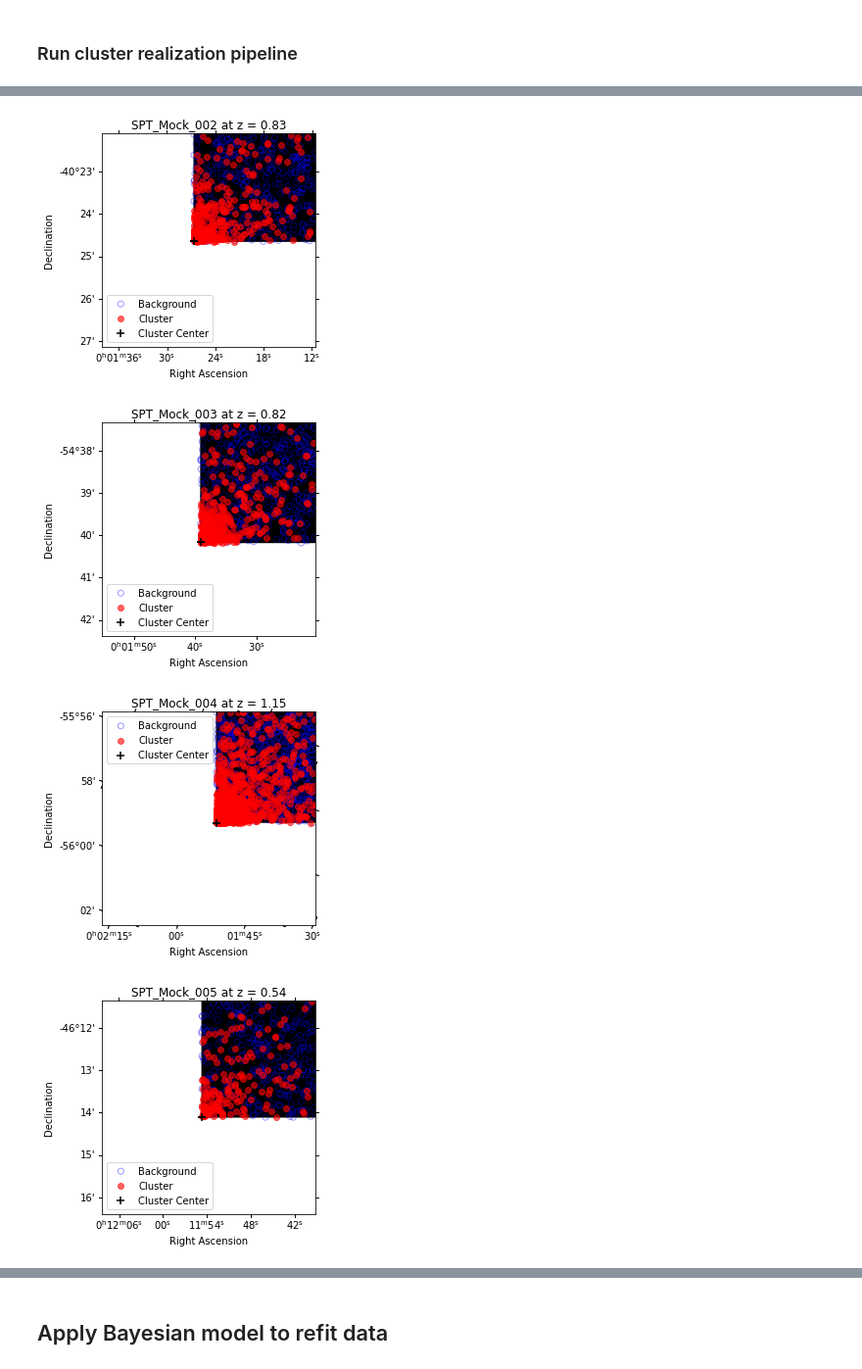
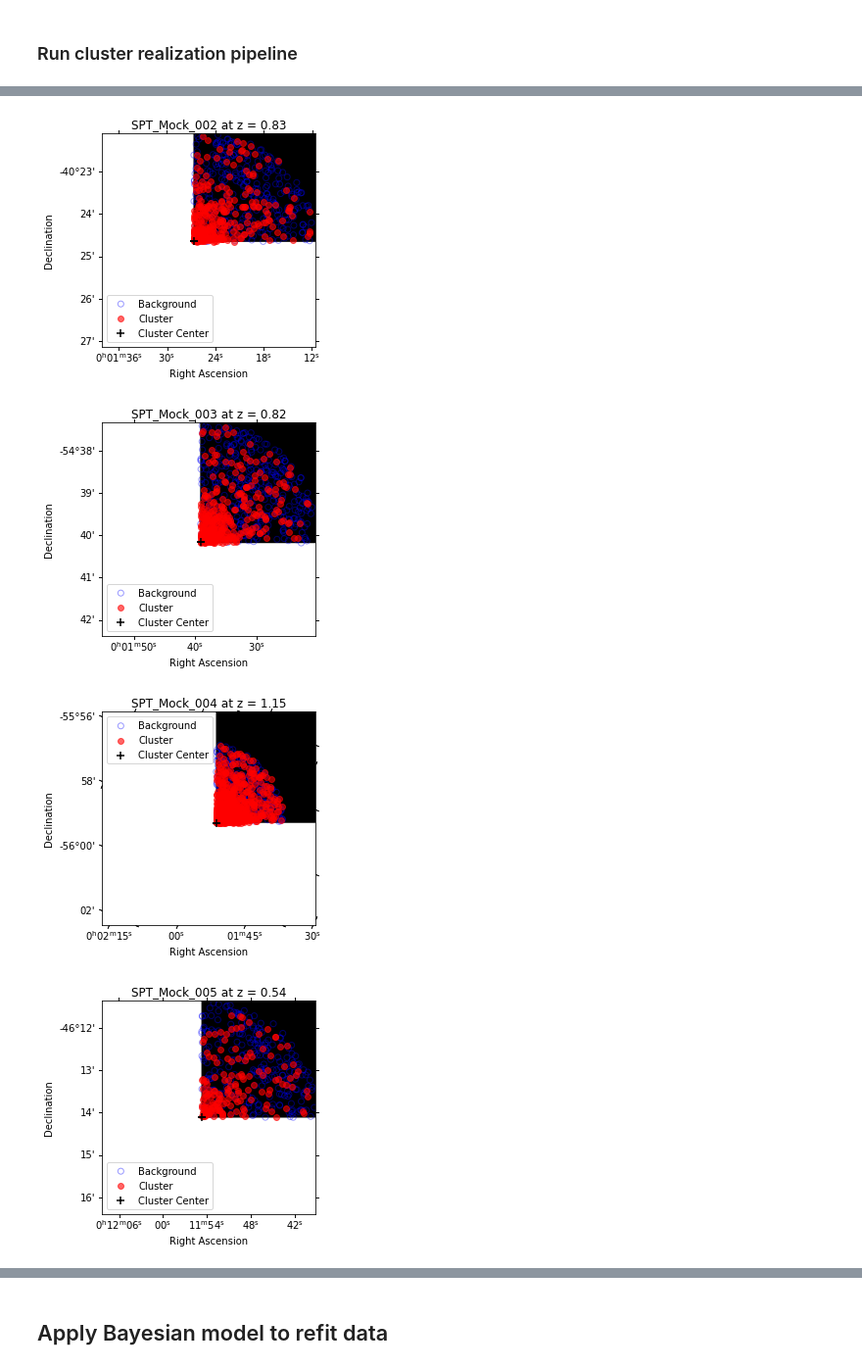
Before and after one commit to floydie7/SPT_AGN, a Jupyter notebook: Mock_generation_2022_Floyd_pure_poisson.ipynb, the cells around one changed output, grey strips where cells are left out. Shown at 98% size. Cells and saved outputs as stored; diff of their text form; code cells hidden in the pictures.

```diff
--- a/Mock_generation_2022_Floyd_pure_poisson.ipynb
+++ b/Mock_generation_2022_Floyd_pure_poisson.ipynb
@@ -193,9 +193,9 @@ def generate_mock_cluster(cluster_catalog: Table, color_threshold: float, c_true
     los_cat = los_cat[mask_data[np.floor(los_cat['y']).astype(int), np.floor(los_cat['x']).astype(int)]]
 
     # Crop the data to be within 2.5 arcmin of the image center
-    # los_coords_skycoord = SkyCoord.from_pixel(los_cat['x'], los_cat['y'], wcs=w, origin=0, mode='wcs')
-    # image_center_sep = image_center.separation(los_coords_skycoord).to(u.arcmin)
-    # los_cat = los_cat[image_center_sep <= 2.5 * u.arcmin]
+    los_coords_skycoord = SkyCoord.from_pixel(los_cat['x'], los_cat['y'], wcs=w, origin=0, mode='wcs')
+    image_center_sep = image_center.separation(los_coords_skycoord).to(u.arcmin)
+    los_cat = los_cat[image_center_sep <= 2.5 * u.arcmin]
 
     return los_cat
 # %% [markdown]
@@ -609,9 +617,9 @@ for cluster_catalog, cluster_color_threshold, bkg_rate_true, bkg_rate_err_true i
     rall = np.arange(0., max_radius_r500, pix_scale_r500 / rescale_fact)
 
     # Compute the good pixel fractions
-    cluster_gpf_all = good_pixel_fraction(rall, cluster_z, cluster_r500, cluster_sz_cent, cluster_id,
-                                          rescale_factor=rescale_fact)
-    gpf_dict[cluster_id] = cluster_gpf_all
+    # cluster_gpf_all = good_pixel_fraction(rall, cluster_z, cluster_r500, cluster_sz_cent, cluster_id,
+    #                                       rescale_factor=rescale_fact)
+    # gpf_dict[cluster_id] = cluster_gpf_all
 
     # Show plot of combined line-of-sight positions
     cluster_objects = cat[cat['CLUSTER_AGN'].astype(bool)]
@@ -635,7 +643,7 @@ master_catalog = vstack(cluster_cats)
-[figure, old version]
+[figure, new version]
-[figure, old version]
+[figure, new version]
-[figure, old version]
+[figure, new version]
-[figure, old version]
+[figure, new version]
 # %%
 cluster_only = master_catalog[master_catalog['CLUSTER_AGN'].astype(bool)]
 background_only = master_catalog[~master_catalog['CLUSTER_AGN'].astype(bool)]
```
Also changed, not shown: parts of 13 cells of this notebook, 5 other files.
